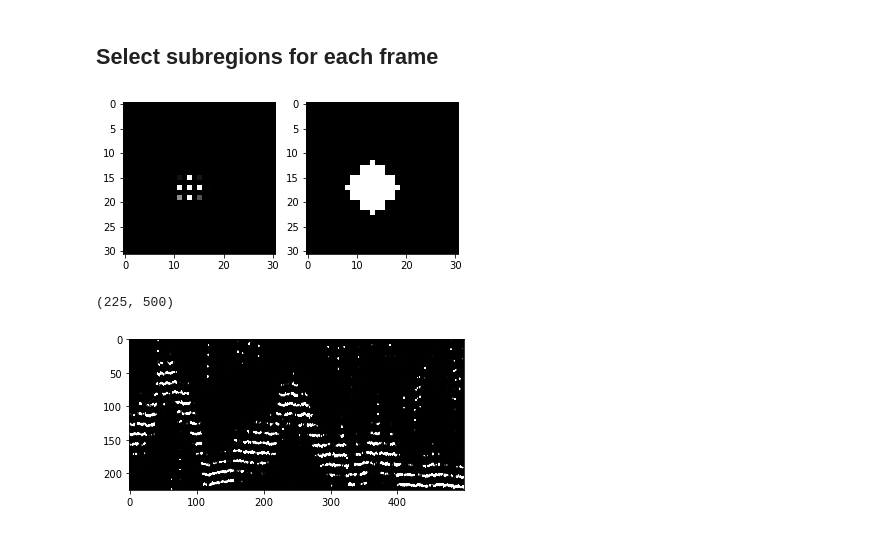
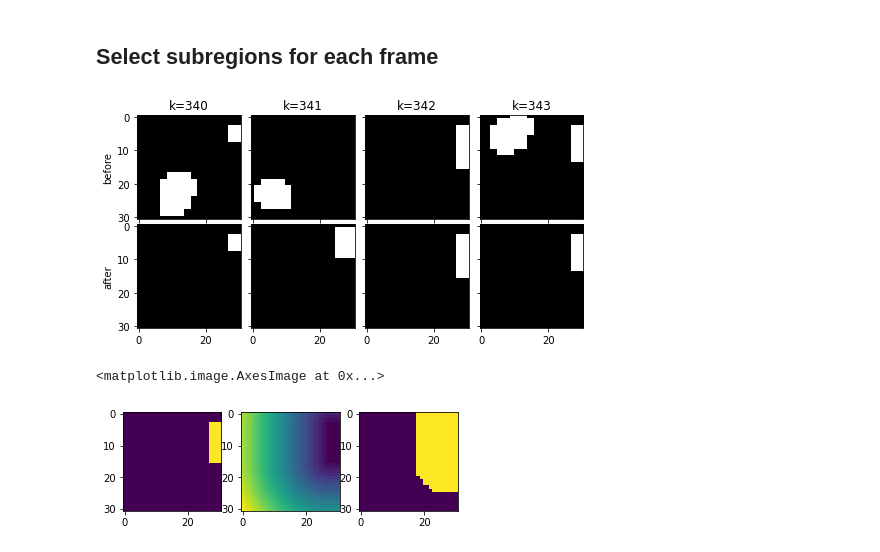
Before and after one commit to Varato/emc2d, a Jupyter notebook: lab/EMCSparseStrategy.ipynb, the cells around one changed output. Drawn from its saved outputs; the diff is of its cells as text; code cells hidden in the pictures.

```diff
--- a/lab/EMCSparseStrategy.ipynb
+++ b/lab/EMCSparseStrategy.ipynb
@@ -112,16 +99,0 @@ frame_drifts_in_use = select_frame_subregions(
-# %%
-idx = 1
-bmap = np.zeros(shape=(n_drifts))
-bmap[frame_drifts_in_use[idx]] = 1
-
-_, (ax1, ax2) = plt.subplots(ncols=2)
-ax1.imshow(pmat[idx], vmin=0, vmax=0.01, cmap='gray')
-ax2.imshow(bmap.reshape((2*drift_radius[0] + 1), -1), cmap="gray");
-# %% [output]
-[figure, removed]
-# %%
-plt.imshow(emc.membership_probability, vmin=0, vmax=0.01, cmap='gray')
-emc.membership_probability.shape
-# %% [output]
-(225, 500)
-[figure, removed]
@@ -128,3 +149,29 @@ emc.membership_probability.shape
+# %%
+k0 = 340
+_, axes = plt.subplots(nrows=2, ncols=4, sharex='all', sharey='all', figsize=(8, 4))
+
+for i, ax in enumerate(axes[0]):
+    ax.imshow(bmap1[k0 + i], cmap='gray')
+    ax.set_title(f"k={k0+i}")
+
+for i, ax in enumerate(axes[1]):
+    ax.imshow(bmap2[k0 + i], cmap='gray')
+
+axes[0][0].set_ylabel('before')
+axes[1][0].set_ylabel('after')
+
+plt.subplots_adjust(hspace=0, wspace=0.1)
+# %% [output]
+[figure, added]
+# %%
+dt = distance_transform_edt(np.logical_not(bmap2[342]))
+_, (ax1, ax2, ax3) = plt.subplots(ncols=3)
+ax1.imshow(bmap2[342])
+ax2.imshow(dt)
+ax3.imshow(dt < 10)
+# %% [output]
+<matplotlib.image.AxesImage at 0x...>
+[figure, added]
 # %%
 emc.run_frame_sparse(iterations=10, frame_drifts_in_use=frame_drifts_in_use, lpfs=1.5)
 # %%
```
Also changed, not shown: parts of 26 cells of this notebook, 2 other files.
